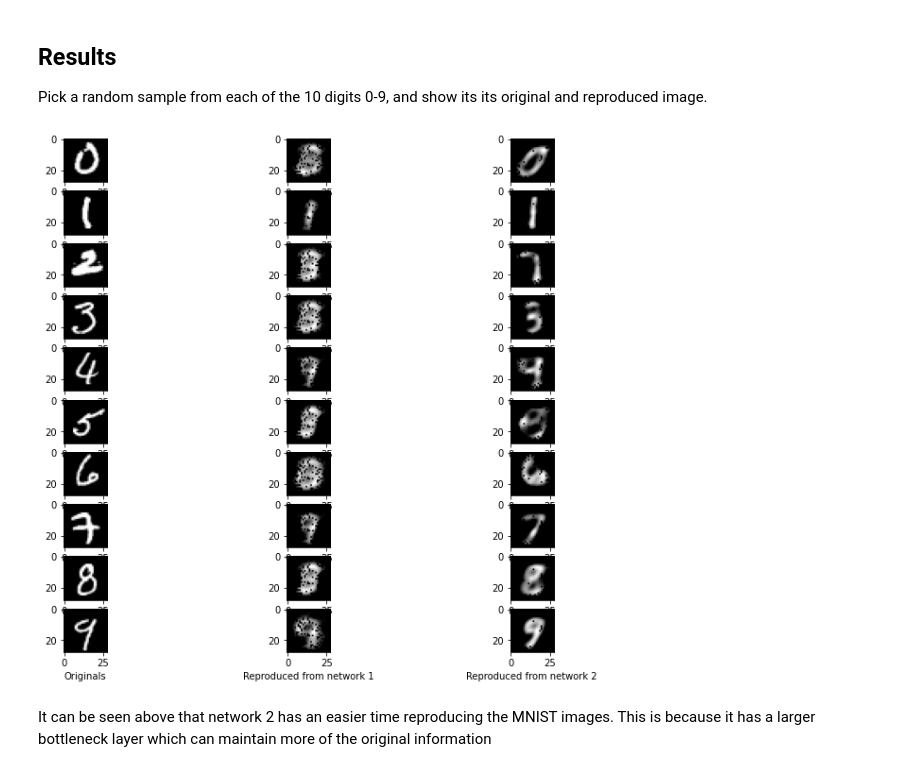
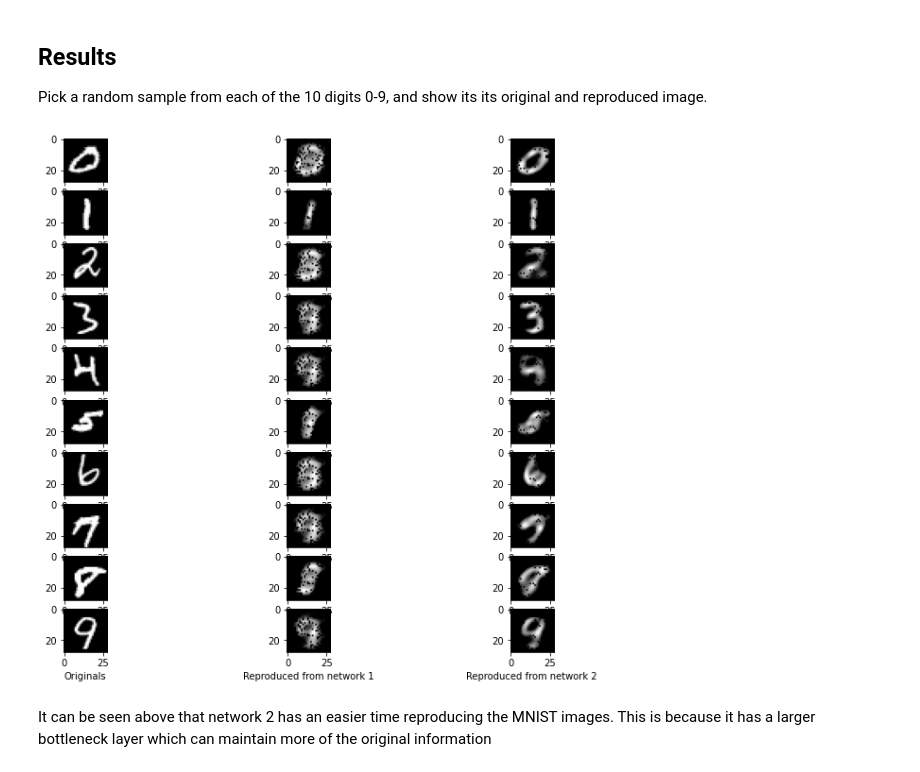
Before and after one commit to FormalLogic/Autoencoders-for-MNSIT, a Jupyter notebook: autoencoder.ipynb, the cells around one changed output. Drawn from its saved outputs; the diff is of its cells as text; code cells hidden in the pictures.

```diff
--- a/Fully_connected_autoencoder.ipynb
+++ b/autoencoder.ipynb
@@ -274,37 +271,38 @@ pred = model1(b_x)
 pred2 = model2(b_x)
 
 
 
 # Remove objects from CUDA in order to convert them to numpy
 b_y = b_y.cpu()
 b_y = b_y.detach().numpy()
 pred = pred.cpu()
 pred = pred.detach().numpy()
 pred2 = pred2.cpu()
 pred2 = pred2.detach().numpy()
 target = target.cpu()
 target = target.detach().numpy()
 
 
 
 fig, ax = plt.subplots(nrows=10,ncols=3, figsize=(12,10))
 #fig.subplots_adjust(hspace=0.6)
 
 
 rowIndex = 0
 for i in range(10):
-    ax[rowIndex][0].imshow(target[np.random.choice(np.where(b_y == i)[0], 1)].reshape(28,28), cmap="gray")
-    ax[rowIndex][1].imshow(pred[np.random.choice(np.where(b_y == i)[0], 1)].reshape(28,28), cmap="gray")
-    ax[rowIndex][2].imshow(pred2[np.random.choice(np.where(b_y == i)[0], 1)].reshape(28,28), cmap="gray")
+    imageIndex = np.random.choice(np.where(b_y == i)[0], 1)
+    ax[rowIndex][0].imshow(target[imageIndex].reshape(28,28), cmap="gray")
+    ax[rowIndex][1].imshow(pred[imageIndex].reshape(28,28), cmap="gray")
+    ax[rowIndex][2].imshow(pred2[imageIndex].reshape(28,28), cmap="gray")
     rowIndex += 1
     if rowIndex==9:
         ax[rowIndex][0].set_xlabel("Originals")
         ax[rowIndex][1].set_xlabel("Reproduced from network 1")
         ax[rowIndex][2].set_xlabel("Reproduced from network 2")
 
 plt.show()
 # %% [output]
-[figure, old version]
+[figure, new version]
 # %% [markdown]
 It can be seen above that network 2 has an easier time reproducing the MNIST images. This is because it has a larger bottleneck layer which can maintain more of the original information
 # %% [markdown]
```
Also changed, not shown: parts of 2 cells of this notebook.
